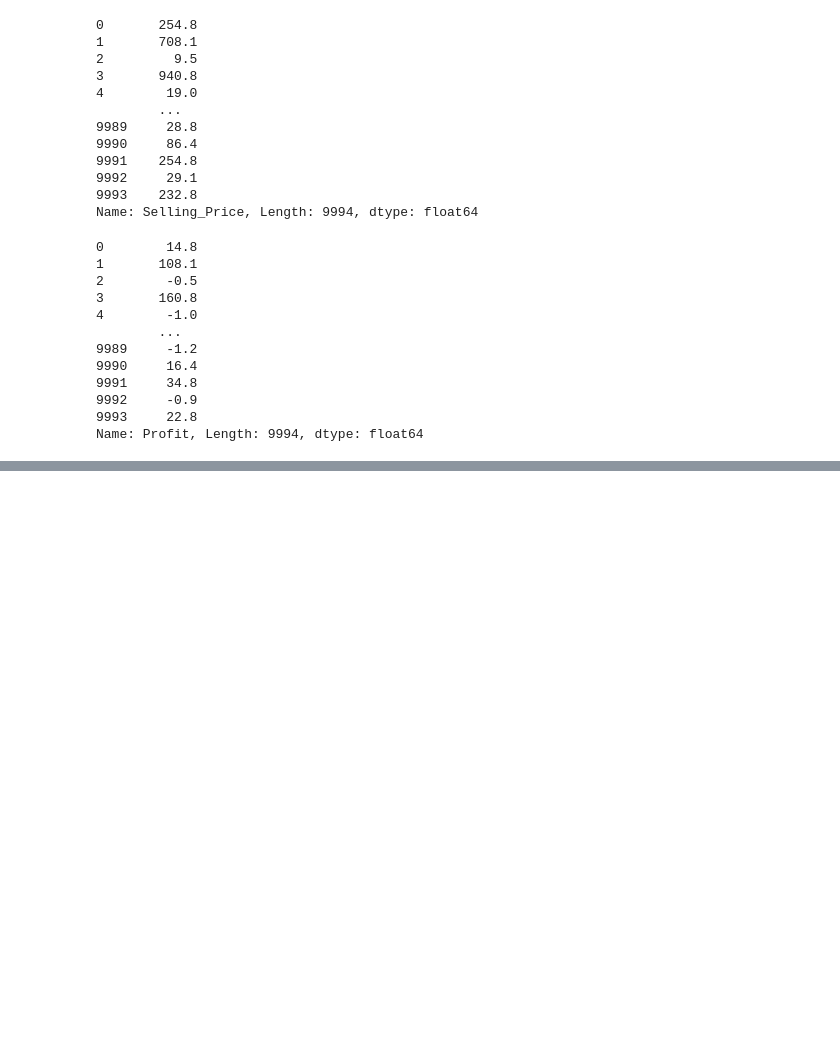
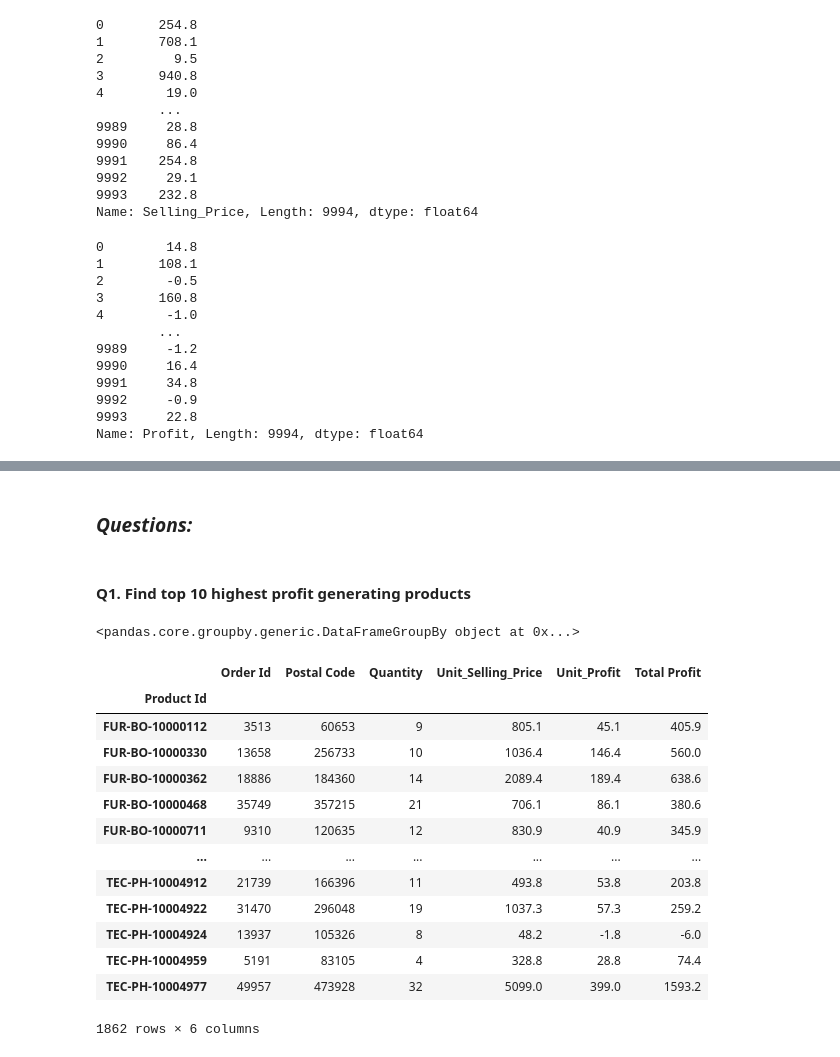
Before and after one commit to astuteIsrael/data_analyst_with_API, a Jupyter notebook: retail_rover.ipynb, the cells around one changed output, grey strips where cells are left out. Saved outputs shown, nothing was run; the diff lists cells and outputs as text; code cells hidden in the pictures; blank space fills up the shorter version.

```diff
--- a/retail_rover.ipynb
+++ b/retail_rover.ipynb
@@ -201,0 +236,27 @@ df1.head()
+# %% [markdown]
+### *Questions:*
+# %% [markdown]
+#### Q1. Find top 10 highest profit generating products
+# %%
+df1.groupby('Product Id')
+# %% [output]
+<pandas.core.groupby.generic.DataFrameGroupBy object at 0x...>
+# %%
+df1.groupby('Product Id').sum(['Total Profit'])
+
+# df1.groupby('Product Id')['Total Profit'].sum()
+# %% [output]
+|  | Order Id | Postal Code | Quantity | Unit_Selling_Price | Unit_Profit | Total Profit |
+| Product Id |  |  |  |  |  |  |
+| FUR-BO-10000112 | 3513 | 60653 | 9 | 805.1 | 45.1 | 405.9 |
+| FUR-BO-10000330 | 13658 | 256733 | 10 | 1036.4 | 146.4 | 560.0 |
+| FUR-BO-10000362 | 18886 | 184360 | 14 | 2089.4 | 189.4 | 638.6 |
+| FUR-BO-10000468 | 35749 | 357215 | 21 | 706.1 | 86.1 | 380.6 |
+| FUR-BO-10000711 | 9310 | 120635 | 12 | 830.9 | 40.9 | 345.9 |
+| ... | ... | ... | ... | ... | ... | ... |
+| TEC-PH-10004912 | 21739 | 166396 | 11 | 493.8 | 53.8 | 203.8 |
+| TEC-PH-10004922 | 31470 | 296048 | 19 | 1037.3 | 57.3 | 259.2 |
+| TEC-PH-10004924 | 13937 | 105326 | 8 | 48.2 | -1.8 | -6.0 |
+| TEC-PH-10004959 | 5191 | 83105 | 4 | 328.8 | 28.8 | 74.4 |
+| TEC-PH-10004977 | 49957 | 473928 | 32 | 5099.0 | 399.0 | 1593.2 |
+1862 rows × 6 columns
```
Also changed, not shown: parts of 50 cells of this notebook.
